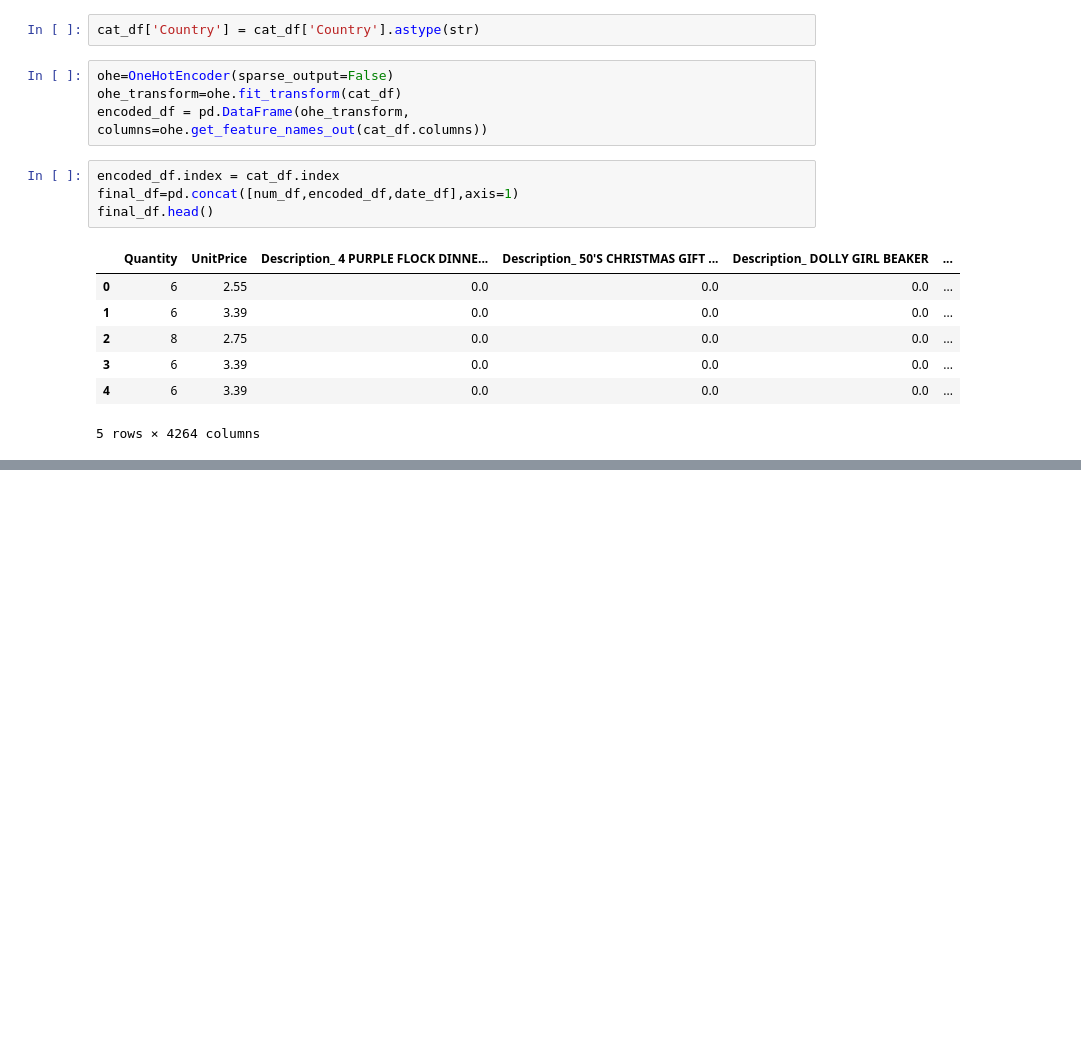
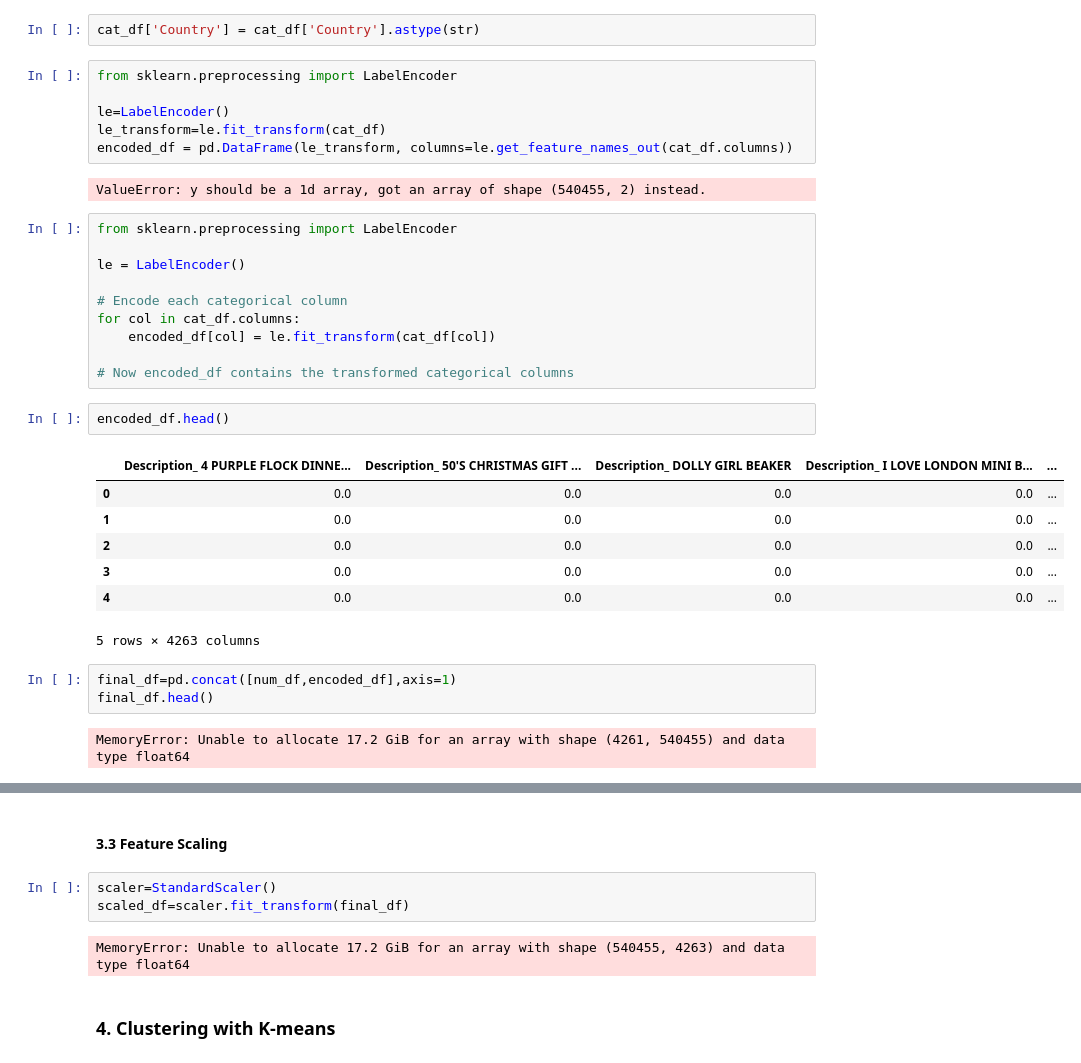
Before and after one commit to WamzMwangi/Unsupervised_Machine_Learning, a Jupyter notebook: Week2_Clustering/Customer_Segmentation_Project.ipynb, the cells around one changed output, grey strips where cells are left out. Cells and saved outputs as stored; diff of their text form; blank space fills up the shorter version.

Commit message:
scaling

```diff
--- a/Week2_Clustering/Customer_Segmentation_Project.ipynb
+++ b/Week2_Clustering/Customer_Segmentation_Project.ipynb
@@ -144,20 +144,37 @@ cat_df['Description'] = cat_df['Description'].astype(str)
 # %%
 cat_df['Country'] = cat_df['Country'].astype(str)
 # %%
-ohe=OneHotEncoder(sparse_output=False)
-ohe_transform=ohe.fit_transform(cat_df)
-encoded_df = pd.DataFrame(ohe_transform, columns=ohe.get_feature_names_out(cat_df.columns))
+from sklearn.preprocessing import LabelEncoder
+
+le=LabelEncoder()
+le_transform=le.fit_transform(cat_df)
+encoded_df = pd.DataFrame(le_transform, columns=le.get_feature_names_out(cat_df.columns))
+# %% [output]
+ValueError: y should be a 1d array, got an array of shape (540455, 2) instead.
+# %%
+from sklearn.preprocessing import LabelEncoder
+
+le = LabelEncoder()
+
+# Encode each categorical column
+for col in cat_df.columns:
+    encoded_df[col] = le.fit_transform(cat_df[col])
+
+# Now encoded_df contains the transformed categorical columns
+# %%
+encoded_df.head()
+# %% [output]
+|  | Description_ 4 PURPLE FLOCK DINNE... | Description_ 50'S CHRISTMAS GIFT ... | Description_ DOLLY GIRL BEAKER | Description_ I LOVE LONDON MINI B... | ... |
+| 0 | 0.0 | 0.0 | 0.0 | 0.0 | ... |
+| 1 | 0.0 | 0.0 | 0.0 | 0.0 | ... |
+| 2 | 0.0 | 0.0 | 0.0 | 0.0 | ... |
+| 3 | 0.0 | 0.0 | 0.0 | 0.0 | ... |
+| 4 | 0.0 | 0.0 | 0.0 | 0.0 | ... |
+5 rows × 4263 columns
 # %%
-encoded_df.index = cat_df.index
-final_df=pd.concat([num_df,encoded_df,date_df],axis=1)
+final_df=pd.concat([num_df,encoded_df],axis=1)
 final_df.head()
 # %% [output]
-|  | Quantity | UnitPrice | Description_ 4 PURPLE FLOCK DINNE... | Description_ 50'S CHRISTMAS GIFT ... | Description_ DOLLY GIRL BEAKER | ... |
-| 0 | 6 | 2.55 | 0.0 | 0.0 | 0.0 | ... |
-| 1 | 6 | 3.39 | 0.0 | 0.0 | 0.0 | ... |
-| 2 | 8 | 2.75 | 0.0 | 0.0 | 0.0 | ... |
-| 3 | 6 | 3.39 | 0.0 | 0.0 | 0.0 | ... |
-| 4 | 6 | 3.39 | 0.0 | 0.0 | 0.0 | ... |
-5 rows × 4264 columns
+MemoryError: Unable to allocate 17.2 GiB for an array with shape (4261, 540455) and data type float64
 # %% [markdown]
 Insights from Encoding:
@@ -167,3 +185,12 @@ Output is truncated. View as a scrollable element or open in a text editor. Adju
 
 Turns out, in some rows of the data, the data is mixed. To resolve this, I changed the data types to string.
 Q: How come object did not work?
+# %% [markdown]
+#### 3.3 Feature Scaling
+# %%
+scaler=StandardScaler()
+scaled_df=scaler.fit_transform(final_df)
+# %% [output]
+MemoryError: Unable to allocate 17.2 GiB for an array with shape (540455, 4263) and data type float64
+# %% [markdown]
+### 4. Clustering with K-means
```
